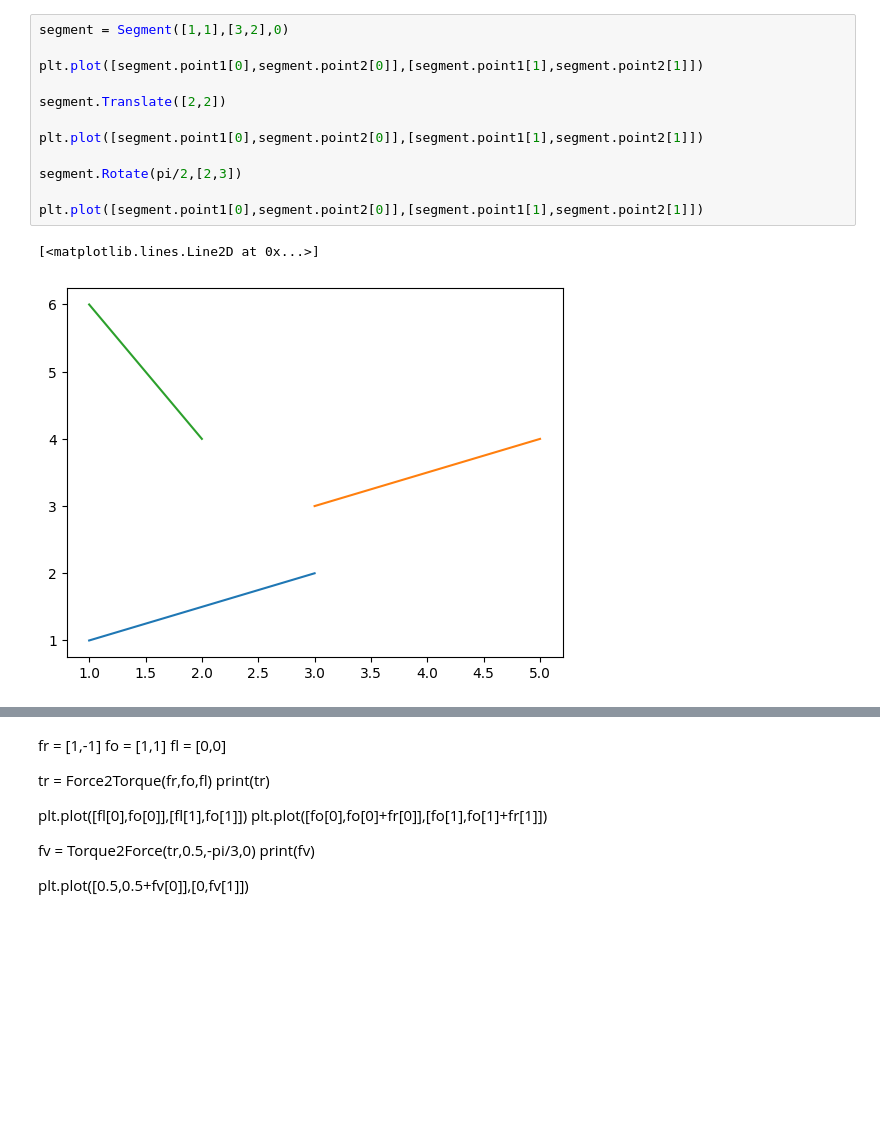
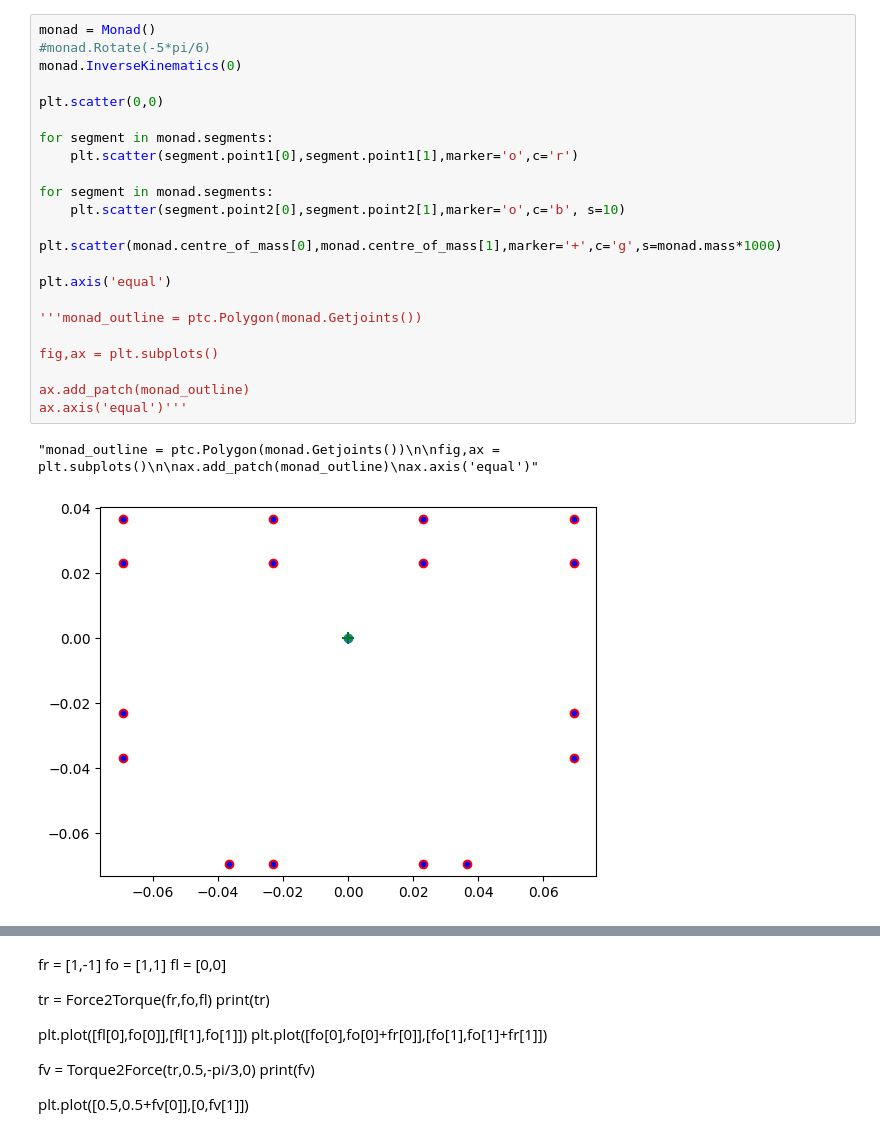
Before and after one commit to itsameWolf/datom-models, a Jupyter notebook: datom_mathematical_model.ipynb, the cells around one changed output, grey strips where cells are left out. Drawn from its saved outputs; the diff is of its cells as text; blank space fills up the shorter version.

```diff
--- a/datom_mathematical_model.ipynb
+++ b/datom_mathematical_model.ipynb
@@ -379,15 +296,26 @@ plt.axis('equal')
-# %%
-segment = Segment([1,1],[3,2],0)
-
-plt.plot([segment.point1[0],segment.point2[0]],[segment.point1[1],segment.point2[1]])
-
-segment.Translate([2,2])
-
-plt.plot([segment.point1[0],segment.point2[0]],[segment.point1[1],segment.point2[1]])
-
-segment.Rotate(pi/2,[2,3])
-
-plt.plot([segment.point1[0],segment.point2[0]],[segment.point1[1],segment.point2[1]])
-# %% [output]
-[<matplotlib.lines.Line2D at 0x...>]
-[figure, removed]
+# %%
+monad = Monad()
+#monad.Rotate(-5*pi/6)
+monad.InverseKinematics(0)
+
+plt.scatter(0,0)
+
+for segment in monad.segments:
+    plt.scatter(segment.point1[0],segment.point1[1],marker='o',c='r')
+
+for segment in monad.segments:
+    plt.scatter(segment.point2[0],segment.point2[1],marker='o',c='b', s=10)
+
+plt.scatter(monad.centre_of_mass[0],monad.centre_of_mass[1],marker='+',c='g',s=monad.mass*1000)
+
+plt.axis('equal')
+
+'''monad_outline = ptc.Polygon(monad.Getjoints())
+
+fig,ax = plt.subplots()
+
+ax.add_patch(monad_outline)
+ax.axis('equal')'''
+# %% [output]
+"monad_outline = ptc.Polygon(monad.Getjoints())\n\nfig,ax = plt.subplots()\n\nax.add_patch(monad_outline)\nax.axis('equal')"
+[figure, added]
```
Also changed, not shown: parts of 11 cells of this notebook, 4 other files.
